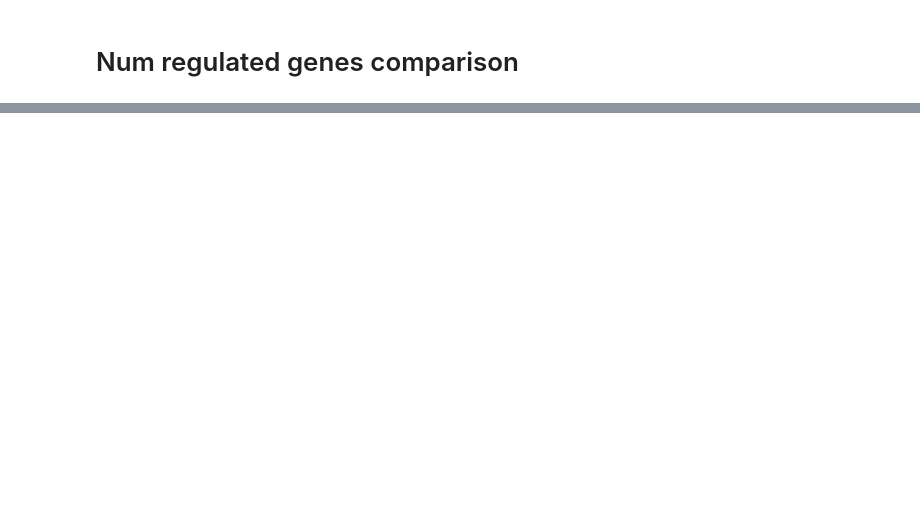
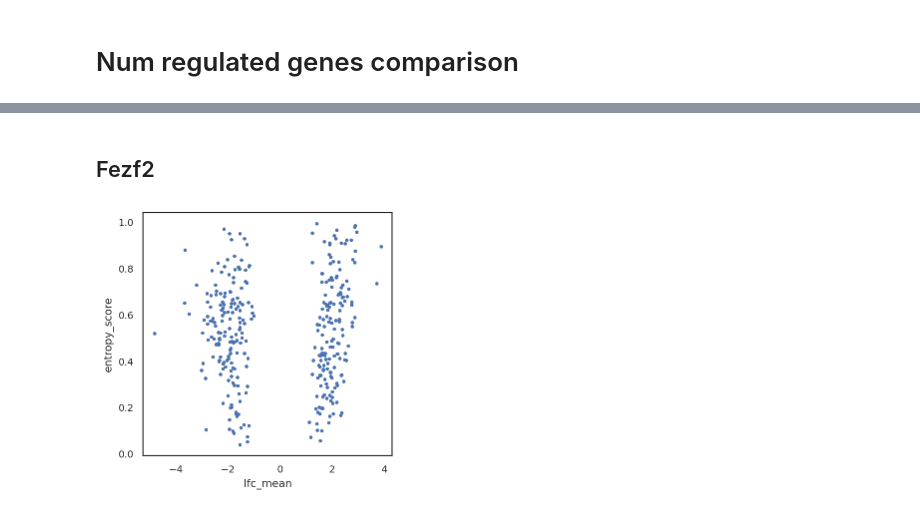
Before and after one commit to j-germino/M-cells, a Jupyter notebook: code/DE_genes.ipynb, the cells around one changed output, grey strips where cells are left out. Cells and saved outputs as stored; diff of their text form; code cells hidden in the pictures; blank space fills up the shorter version.

```diff
--- a/code/DE_genes.ipynb
+++ b/code/DE_genes.ipynb
@@ -400,0 +420,13 @@ plt.show()
+# %% [markdown]
+## Fezf2
+# %%
+sns.scatterplot(
+    filtered_genes_fezf2_max_bf,
+    x="lfc_mean",
+    y="entropy_score",
+    s=10,
+    linewidth=0
+)
+plt.show()
+# %% [output]
+[figure, added]
```
Also changed, not shown: parts of 19 cells of this notebook, 4 other files.
